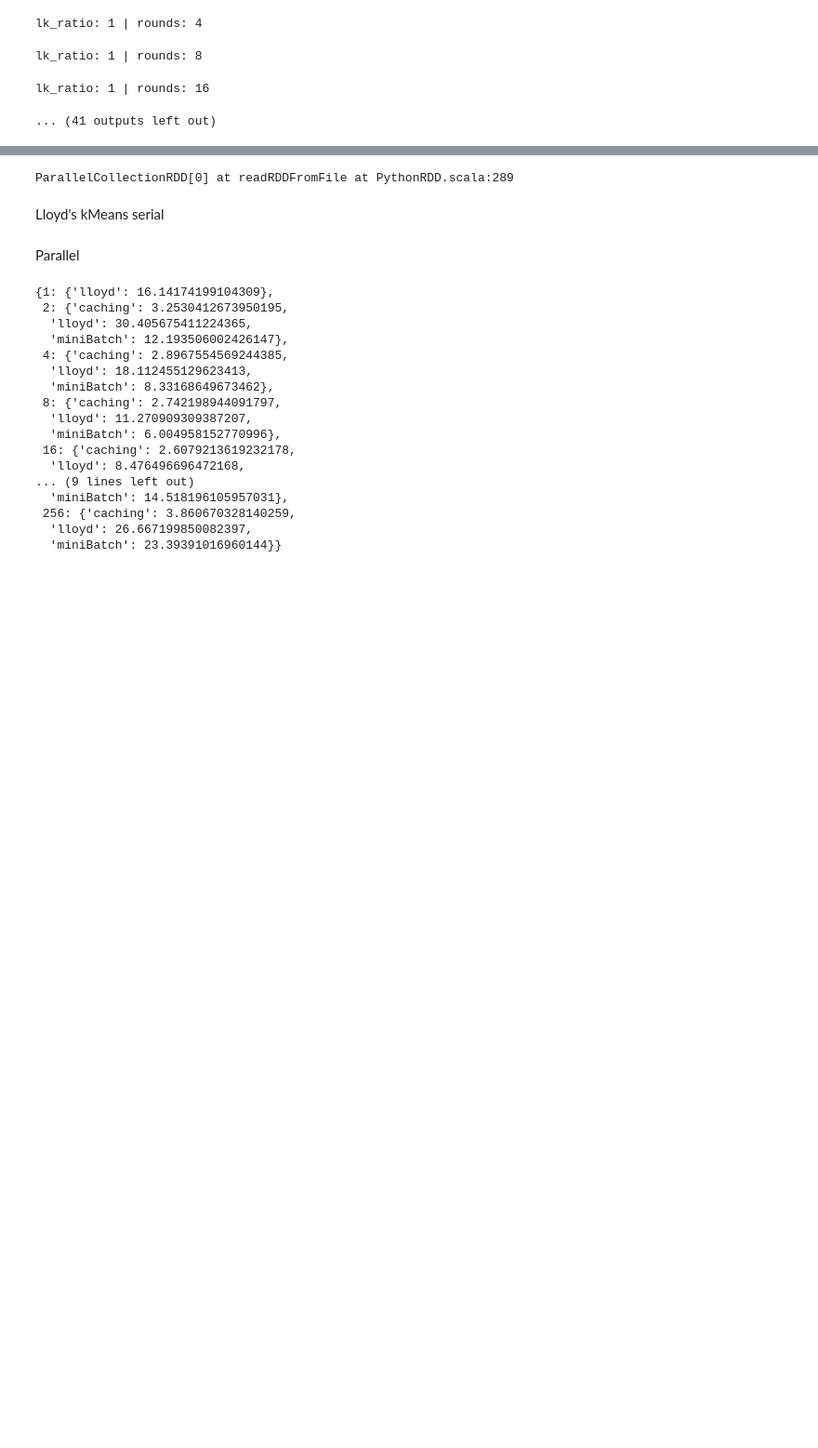
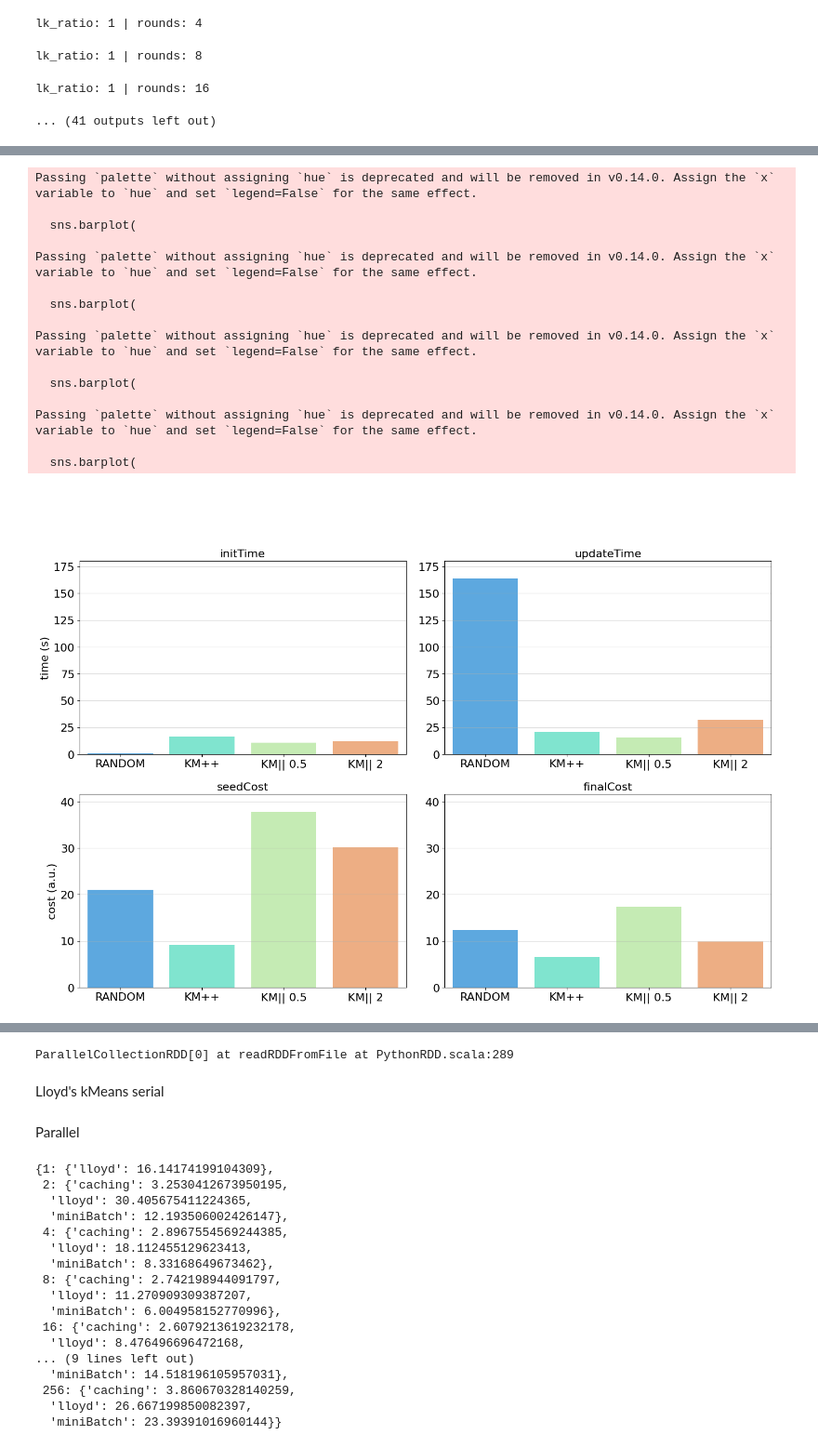
Before and after one commit to GiacomoGasparotto/Distributed-K-means, a Jupyter notebook: final.ipynb, the cells around one changed output, grey strips where cells are left out. Shown at 93% size. Saved outputs shown, nothing was run; the diff lists cells and outputs as text; code cells hidden in the pictures; blank space fills up the shorter version.

```diff
--- a/final.ipynb
+++ b/final.ipynb
@@ -432,0 +417,30 @@ plt.show()
+# %%
+initAlgorithms = ["RANDOM", "KM++", "KM||", "KM||"]
+lk_ratios = [0, 0, 0.5, 2, 10]
+r = 5
+
+initAlgoMetrics = []
+kddData, kddLabels, entries_dict = get_kdd(standardize=True)
+kddData_rdd = sc.parallelize([row for row in kddData], numSlices=16).persist()
+k = np.unique(kddLabels).shape[0]
+for initAlgo, lk_ratio in zip(initAlgorithms, lk_ratios):
+    print(f"initAlgo: {f"{initAlgo} {lk_ratio}" if initAlgo == "KM||" else initAlgo}")
+    initTime, updateTime, seedCost, finalCost = compute_initAlgoMetrics(
+        initAlgo = initAlgo,
+        data_ndarray = kddData,
+        data_rdd = kddData_rdd,
+        iterations = iterations,
+        k = k,
+        l = lk_ratio * k,
+        r = r
+    )
+    initAlgoMetrics.append({
+        "initAlgo": f"{initAlgo} {lk_ratio}" if initAlgo == "KM||" else initAlgo,
+        "initTime": initTime,
+        "updateTime": updateTime,
+        "seedCost": seedCost,
+        "finalCost": finalCost
+    })
+kddData_rdd.unpersist()
+
+initAlgoMetrics = pd.DataFrame(initAlgoMetrics)
@@ -432,0 +452,19 @@ plt.show()
+# %%
+plot_initAlgoMetrics(initAlgoMetrics, "kdd")
+# %% [output]
+Passing `palette` without assigning `hue` is deprecated and will be removed in v0.14.0. Assign the `x` variable to `hue` and set `legend=False` for the same effect.
+
+  sns.barplot(
+
+Passing `palette` without assigning `hue` is deprecated and will be removed in v0.14.0. Assign the `x` variable to `hue` and set `legend=False` for the same effect.
+
+  sns.barplot(
+
+Passing `palette` without assigning `hue` is deprecated and will be removed in v0.14.0. Assign the `x` variable to `hue` and set `legend=False` for the same effect.
+
+  sns.barplot(
+
+Passing `palette` without assigning `hue` is deprecated and will be removed in v0.14.0. Assign the `x` variable to `hue` and set `legend=False` for the same effect.
+
+  sns.barplot(
+[figure, added]
```
Also changed, not shown: parts of 43 cells of this notebook, 1 other file.
